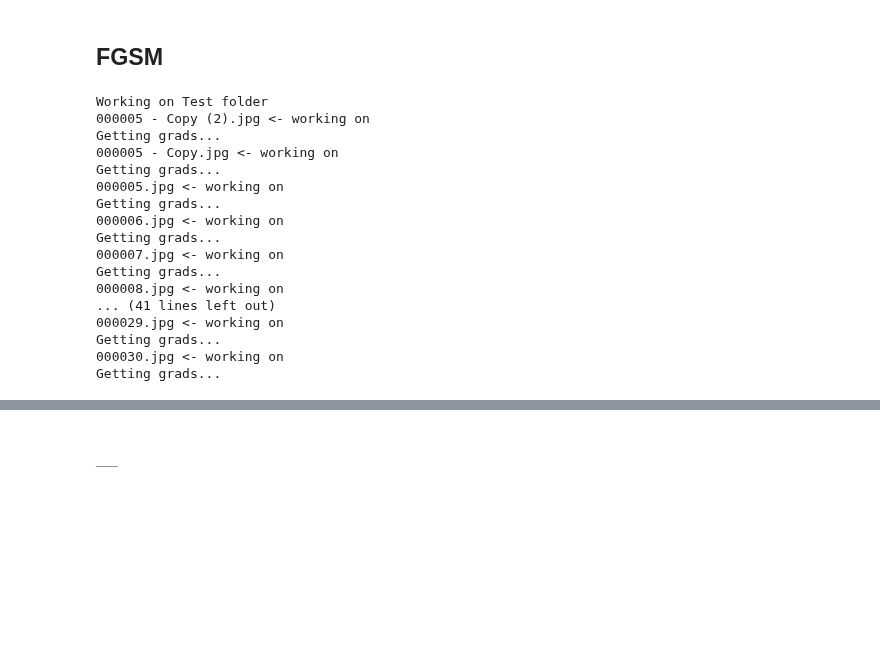
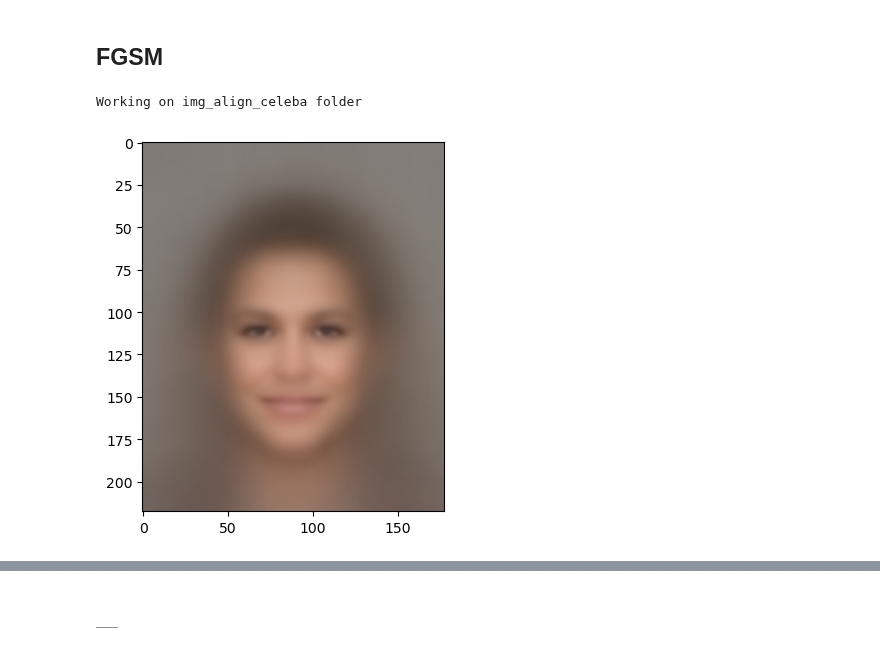
Before and after one commit to JanjanC/FGSM-for-Face-Detectors, a Jupyter notebook: Heatmap Generation.ipynb, the cells around one changed output, grey strips where cells are left out. Saved outputs shown, nothing was run; the diff lists cells and outputs as text; code cells hidden in the pictures; blank space fills up the shorter version.

Commit message:
Working Heatmap & New Scoring Function Attempt

```diff
--- a/Heatmap Generation.ipynb
+++ b/Heatmap Generation.ipynb
@@ -208,6 +217,6 @@ use_existing_noise = True
 use_refset = False
 # %%
-folders = [ 'Test']
+folders = [ 'img_align_celeba']
 fails = []
 OUTPUT_FOLDER = os.path.join(os.getcwd(), "outputs")
 
@@ -224,20 +233,16 @@ for FOLDER_NAME in folders:
     print("Working on", FOLDER_NAME, "folder")
     pipeline(model, device)
 # %% [output]
-Working on Test folder
-000005 - Copy (2).jpg <- working on
-Getting grads...
-000005 - Copy.jpg <- working on
-Getting grads...
-000005.jpg <- working on
-Getting grads...
-000006.jpg <- working on
-Getting grads...
-000007.jpg <- working on
-Getting grads...
-000008.jpg <- working on
-... (41 lines left out)
-000029.jpg <- working on
-Getting grads...
-000030.jpg <- working on
-Getting grads...
+Working on img_align_celeba folder
+# %%
+INPUT_PATH = os.path.join(os.getcwd(), 'images', "img_align_celeba")
+
+aa = np.zeros((218, 178, 3))
+for i in tqdm(glob.glob(os.path.join(INPUT_PATH, '*.jpg'))[:2500]):
+    img = cv2.imread(i)
+    aa += img
+aaa = aa / 2500
+plt.imshow(cv2.cvtColor(aaa.astype(np.float32), cv2.COLOR_BGR2RGB).astype(int))
+plt.show()
+# %% [output]
+[figure, added]
```
Also changed, not shown: parts of 10 cells of this notebook, 3 other files.
